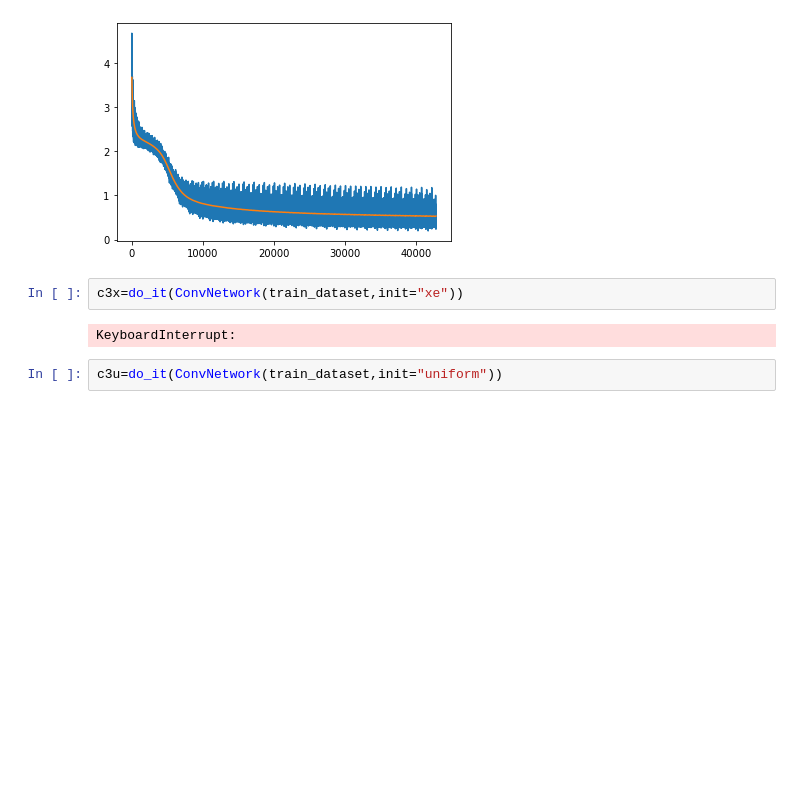
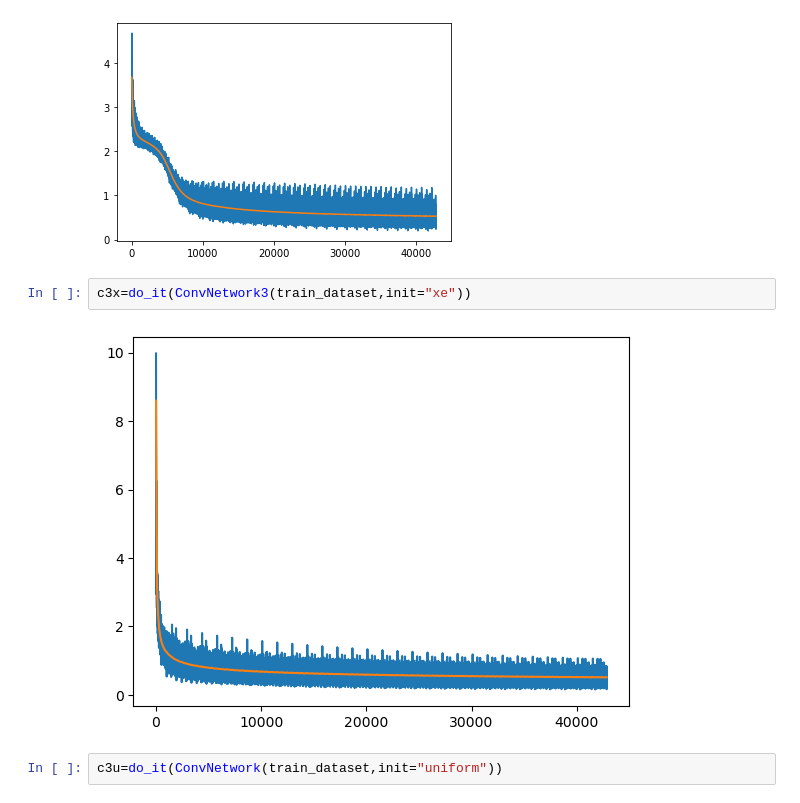
Before and after one commit to djohnson2718/math474, a Jupyter notebook: lab3runs.ipynb, the cells around one changed output. Cells and saved outputs as stored; diff of their text form; blank space fills up the shorter version.

```diff
--- a/lab3runs.ipynb
+++ b/lab3runs.ipynb
@@ -35,9 +35,9 @@ c3=do_it(ConvNetwork3(train_dataset,init="orth"))
 # %% [output]
 [figure]
 # %%
-c3x=do_it(ConvNetwork(train_dataset,init="xe"))
+c3x=do_it(ConvNetwork3(train_dataset,init="xe"))
 # %% [output]
-KeyboardInterrupt:
+[figure, added]
 # %%
 c3u=do_it(ConvNetwork(train_dataset,init="uniform"))
 # %% [output]
```
Also changed, not shown: parts of 1 cell of this notebook.
